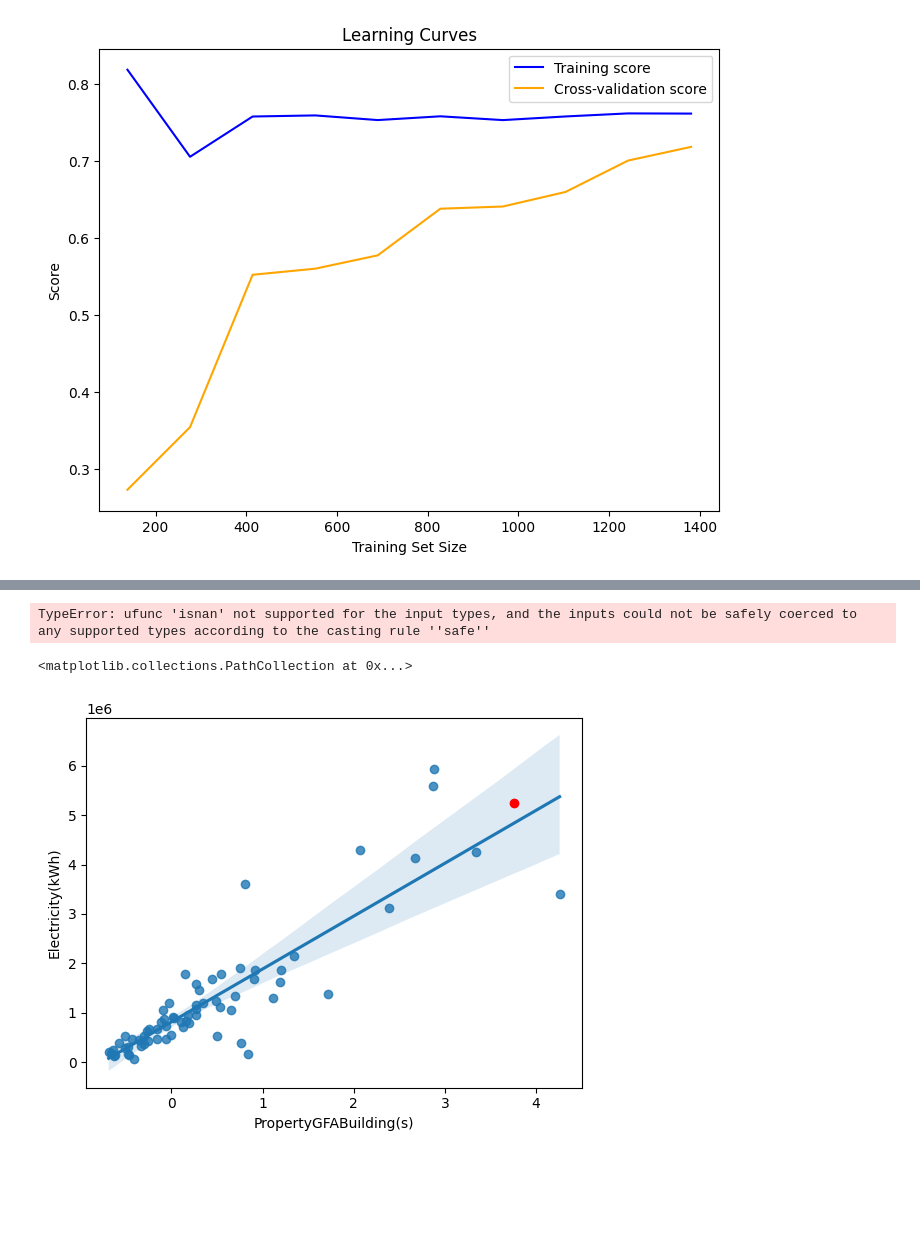
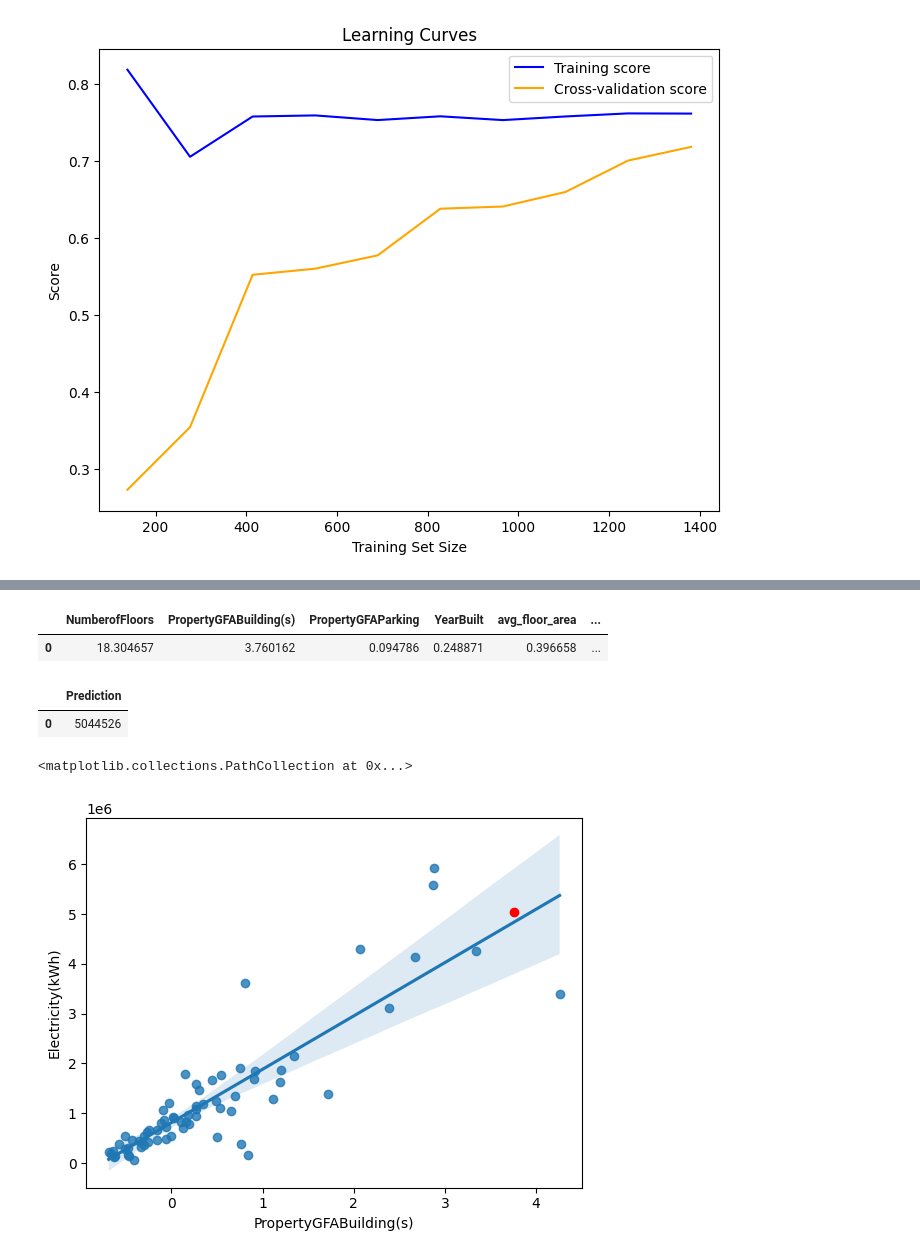
Before and after one commit to hramzan01/project_zero, a Jupyter notebook: nb_utilities_condensed.ipynb, the cells around one changed output, grey strips where cells are left out. Cells and saved outputs as stored; diff of their text form; code cells hidden in the pictures; blank space fills up the shorter version.

```diff
--- a/nb_utilities_condensed.ipynb
+++ b/nb_utilities_condensed.ipynb
@@ -298,8 +291,9 @@ def new_prediction(values: list, features: list):
 
     return pd.DataFrame(prediction, index=[0])
 # %%
-new_values = ['Hotel',84,335066,12000,1980,12379,'non_residential']
-new_building = new_prediction(new_values, features)
+pre_encoded_features.remove('Electricity(kWh)')
+new_values = ['Hotel',84,335066,12000,1980,23525,'non_residential']
+new_building = new_prediction(new_values, pre_encoded_features)
 # %%
 new_building
 # %% [output]
@@ -307,34 +301,47 @@ new_building
 | 0 | Hotel | 84 | 335066 | 12000 | 1980 | ... |
+# %%
+# train model
+sgd_regressor.fit(X, y)
+
+# Encode New Features
+new_building[ohe.get_feature_names_out()] = ohe.transform(new_building[['PrimaryPropertyType']])
+new_building.drop(columns=['PrimaryPropertyType'], inplace=True)
+
+# finding remaining string features to encode
+nan_features = [i for i in new_building.columns if new_building[i].dtype == 'object']
+new_building[nan_features] = ordinal_encoder.transform(new_building[nan_features])
+
+# Scale the New Features
+new_building_scaled = s_scaler.transform(new_building)
+
+# Convert back to DataFrame
+columns = new_building.columns  # Retrieve column names
+new_building_df = pd.DataFrame(new_building_scaled, columns=columns)
+new_building_df
+# %% [output]
+|  | NumberofFloors | PropertyGFABuilding(s) | PropertyGFAParking | YearBuilt | avg_floor_area | ... |
+| 0 | 18.304657 | 3.760162 | 0.094786 | 0.248871 | 0.396658 | ... |
 # %%
-# train model
-sgd_regressor.fit(X, y)
-# Encode New Features
-new_building[nan_features] = ordinal_encoder.transform(new_building[nan_features])
-
-# Scale the New Features
-new_building[numerical_features] = s_scaler.transform(new_building[numerical_features])
-
 # Predict demmand
-prediction = sgd_regressor.predict(new_building)
+prediction = sgd_regressor.predict(new_building_df)
 result = pd.DataFrame({'Prediction': int(prediction[0])},index=[0] )
 result
 # %% [output]
-TypeError: ufunc 'isnan' not supported for the input types, and the inputs could not be safely coerced to any supported types according to the casting rule ''safe''
+|  | Prediction |
+| 0 | 5044526 |
 # %%
 import seaborn as sns
 import matplotlib.pyplot as plt
 
-hotel_code = df_scaled.PrimaryPropertyType.unique()[0]
-
 # Filter the data for a specific property type
-property_type = hotel_code # Replace with the property type you want to visualize
-subset_data = df_scaled[df_scaled['PrimaryPropertyType'] == property_type]
+hotel_code = df_scaled.PrimaryPropertyType_Hotel.unique()[0]
+subset_data = df_scaled[df_scaled['PrimaryPropertyType_Hotel'] == hotel_code]
 
 # Create a regression plot
 sns.regplot(data=subset_data, x='PropertyGFABuilding(s)', y='Electricity(kWh)')
 
-# Scatter plot for predicted values
-plt.scatter(new_building['PropertyGFABuilding(s)'], prediction, color='red', label='Predicted')
+# Scatter plot for predicted value
+plt.scatter(new_building_df['PropertyGFABuilding(s)'], prediction, color='red', label='Predicted')
 # %% [output]
 <matplotlib.collections.PathCollection at 0x...>
-[figure, old version]
+[figure, new version]
```
Also changed, not shown: parts of 4 cells of this notebook.
